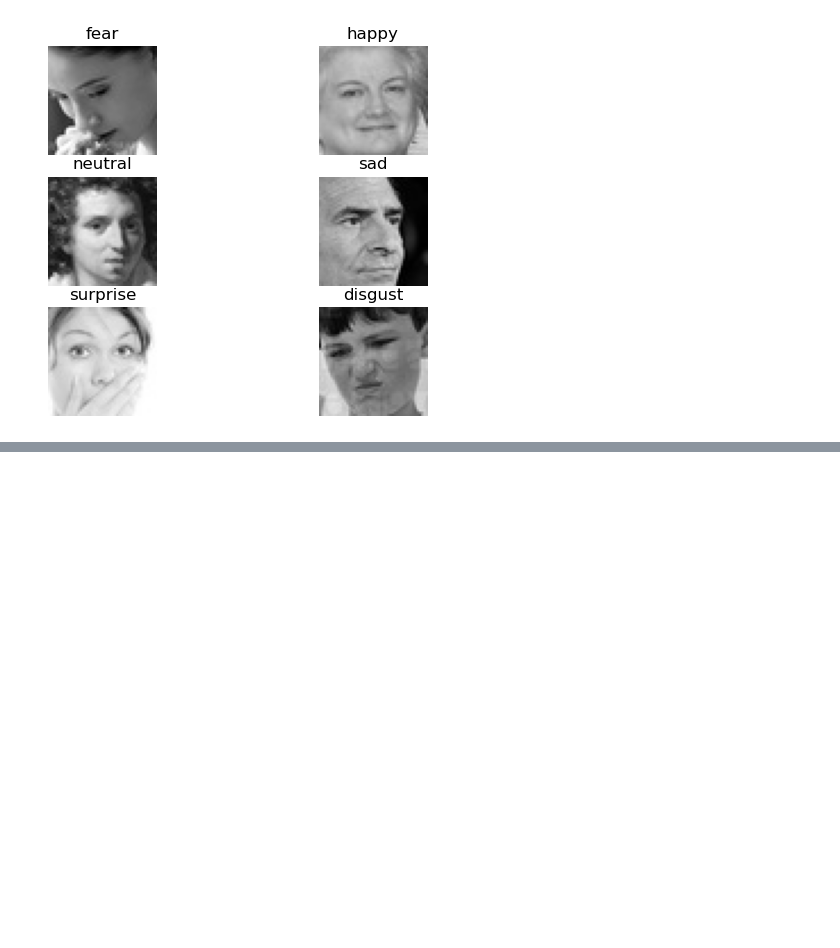
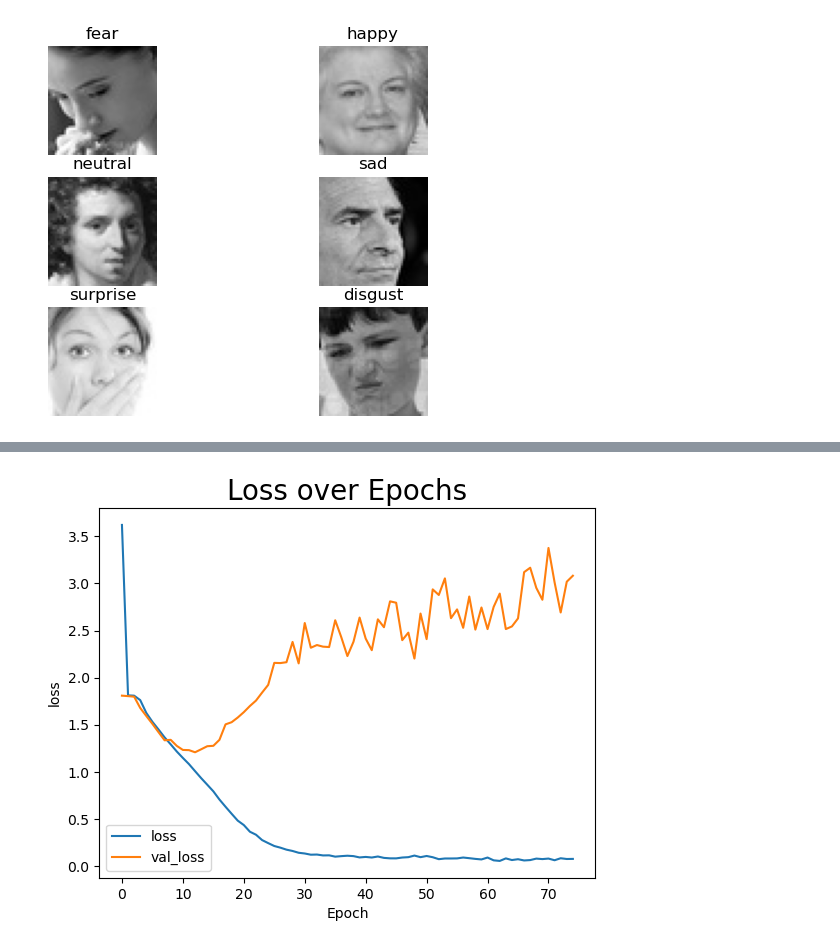
Before and after one commit to aronnicksnts/Facial-Expression-CNN, a Jupyter notebook: main.ipynb, the cells around one changed output, grey strips where cells are left out. Saved outputs shown, nothing was run; the diff lists cells and outputs as text; code cells hidden in the pictures; blank space fills up the shorter version.

```diff
--- a/main.ipynb
+++ b/main.ipynb
@@ -88,0 +246,5 @@ for i in range(len(sample_images_path)):
+# %%
+# Create the plot for loss
+create_plot(history.history, 'loss', 'Loss over Epochs')
+# %% [output]
+[figure, added]
```
Also changed, not shown: parts of 21 cells of this notebook.
